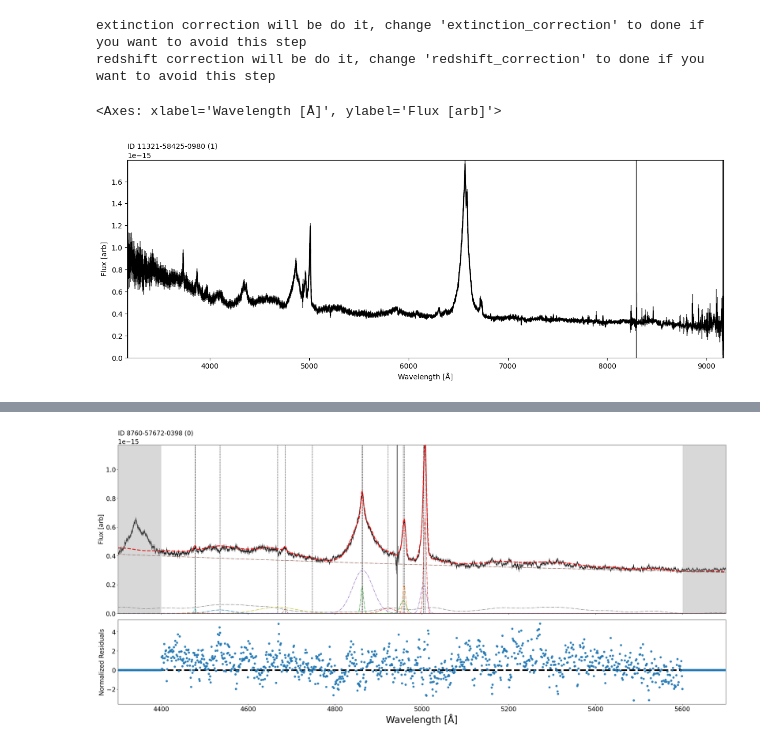
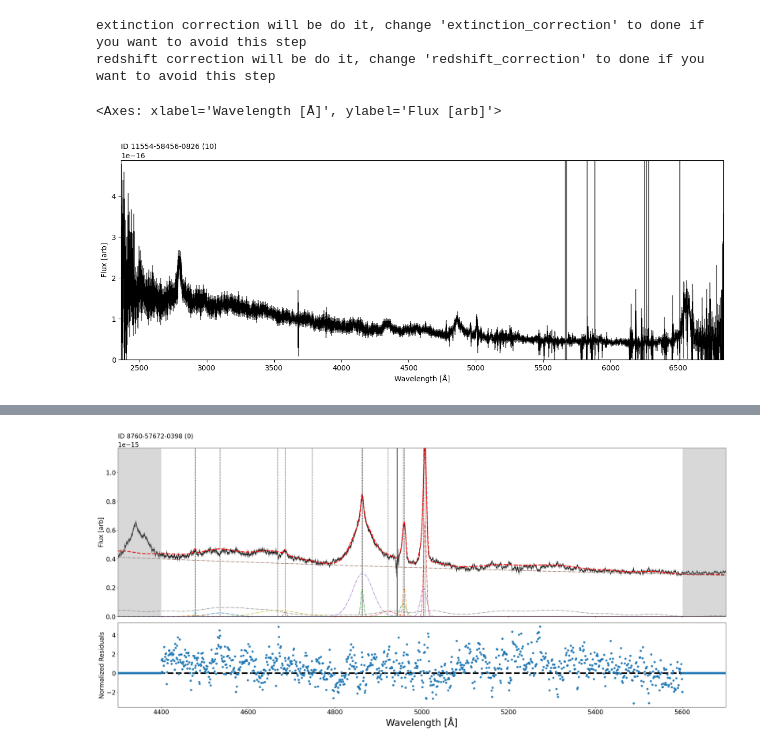
Before and after one commit to felavila/sheap, a Jupyter notebook: notebooks/building_complex_regions.ipynb, the cells around one changed output, grey strips where cells are left out. Saved outputs shown, nothing was run; the diff lists cells and outputs as text; code cells hidden in the pictures.

```diff
--- a/notebooks/building_complex_regions.ipynb
+++ b/notebooks/building_complex_regions.ipynb
@@ -57,5 +496,5 @@ list(objs_panda.sort_values("SN_MEDIAN_ALL",ascending=False).NAXIS2)
 # %%
-objs_panda_sort = objs_panda[(objs_panda.NAXIS2 == 4614)].sort_values("SN_MEDIAN_ALL",ascending=False)
+objs_panda_sort = objs_panda[(objs_panda.NAXIS2 == 4590)].sort_values("SN_MEDIAN_ALL",ascending=False)
 # %%
 import numpy as np
 {key: [np.median(objs_panda[objs_panda.NAXIS2==key]["SN_MEDIAN_ALL"].values),value] for key,value in objs_panda.value_counts("NAXIS2").to_dict().items()}
@@ -156,8 +610,8 @@ test_clase = Sheapectral(spectra_reshaped,z=objs_panda_sort["Z_DR16Q"].values,co
 extinction correction will be do it, change 'extinction_correction' to done if you want to avoid this step
 redshift correction will be do it, change 'redshift_correction' to done if you want to avoid this step
 # %%
-test_clase.quicklook(1)
+test_clase.quicklook(10)
 # %% [output]
 <Axes: xlabel='Wavelength [Å]', ylabel='Flux [arb]'>
-[figure, old version]
+[figure, new version]
 # %%
```
Also changed, not shown: parts of 51 cells of this notebook, 20 other files.
